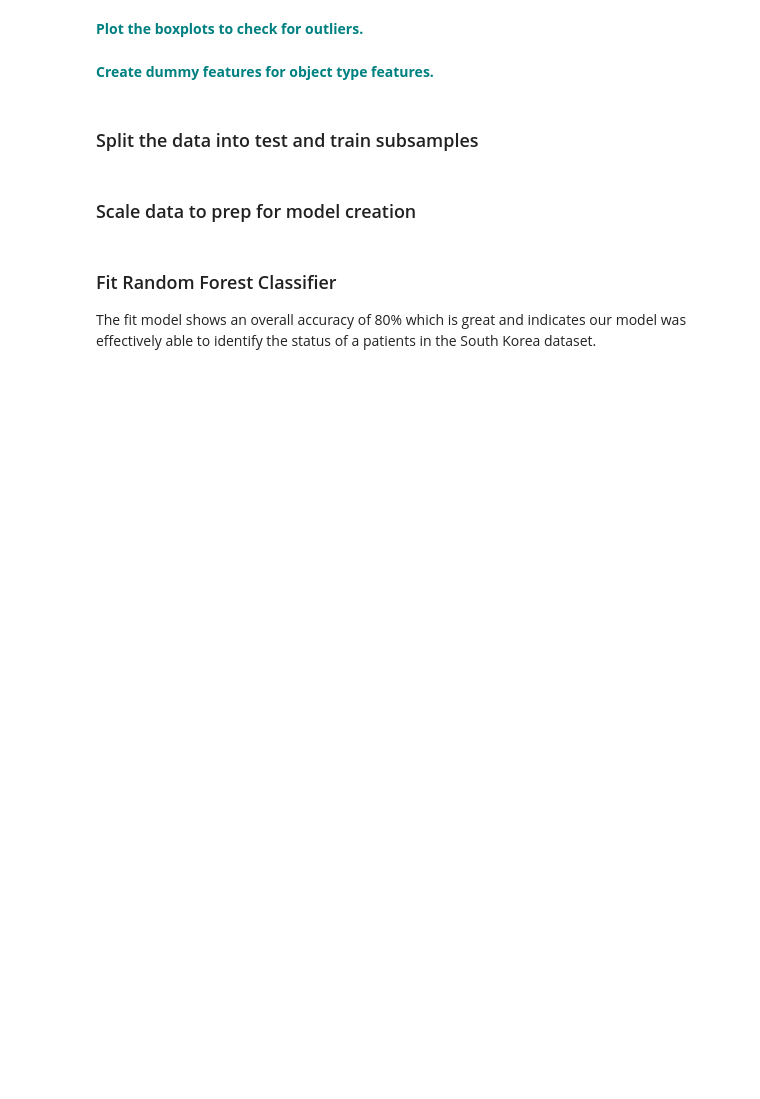
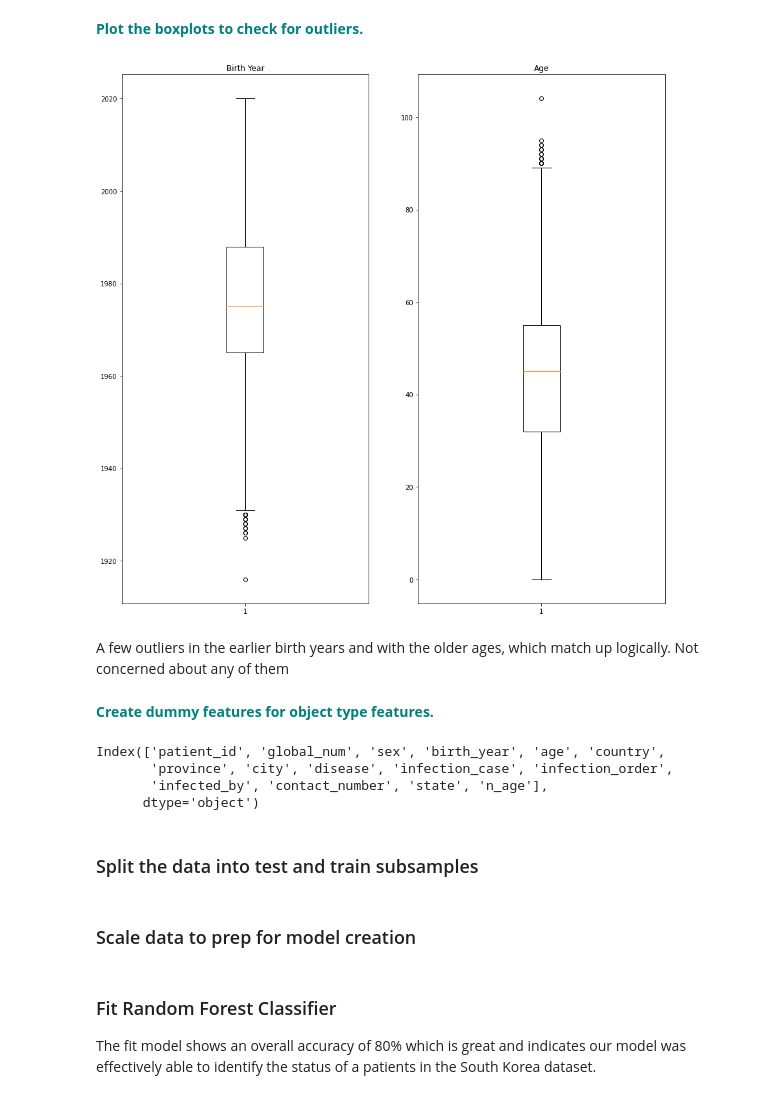
Before and after one commit to ashleyg16/Springboard, a Jupyter notebook: RandomForestCovidCaseStudy/RandomForest_casestudy_covid19.ipynb, the cells around one changed output. Cells and saved outputs as stored; diff of their text form; code cells hidden in the pictures; blank space fills up the shorter version.

```diff
--- a/RandomForestCovidCaseStudy/RandomForest_casestudy_covid19.ipynb
+++ b/RandomForestCovidCaseStudy/RandomForest_casestudy_covid19.ipynb
@@ -131,4 +333,26 @@ vn
 # %% [markdown]
 **<font color='teal'> Plot the boxplots to check for outliers. </font>**
+# %%
+#the only columns to check for outliers are age and birth year
+#all other data is specific to that patient, or categories as numerics (like Disease)
+fig, ax = plt.subplots(1,2, figsize = (15,15))
+ax[0].boxplot(df['birth_year'])
+ax[0].set_title('Birth Year')
+ax[1].boxplot(df['n_age'])
+ax[1].set_title('Age')
+
+plt.show()
+# %% [output]
+[figure, added]
+# %% [markdown]
+A few outliers in the earlier birth years and with the older ages, which match up logically. Not concerned about any of them
 # %% [markdown]
 **<font color='teal'> Create dummy features for object type features. </font>**
+# %%
+#only want dummy variable for the features, not the target variable, which is the column 'state'
+df.columns
+# %% [output]
+Index(['patient_id', 'global_num', 'sex', 'birth_year', 'age', 'country',
+       'province', 'city', 'disease', 'infection_case', 'infection_order',
+       'infected_by', 'contact_number', 'state', 'n_age'],
+      dtype='object')
```
Also changed, not shown: parts of 27 cells of this notebook.
